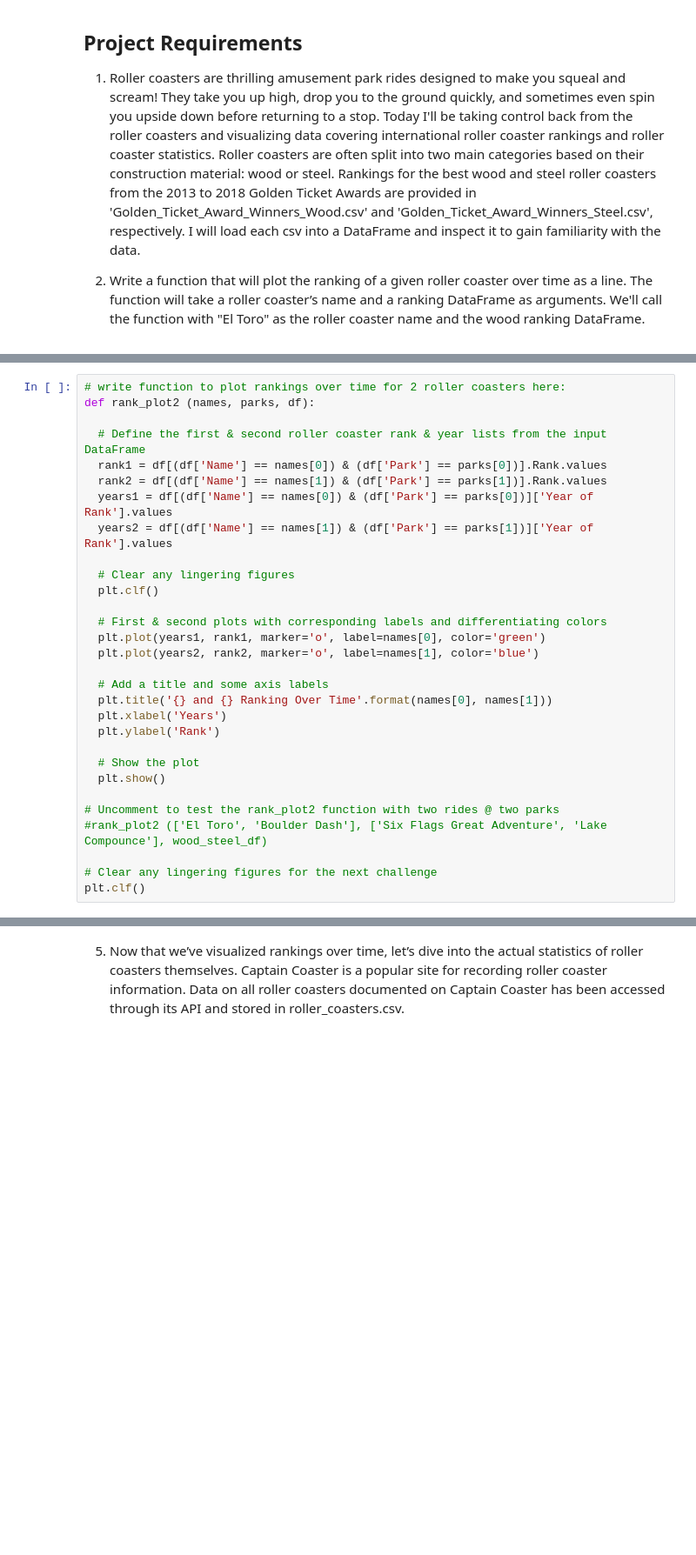
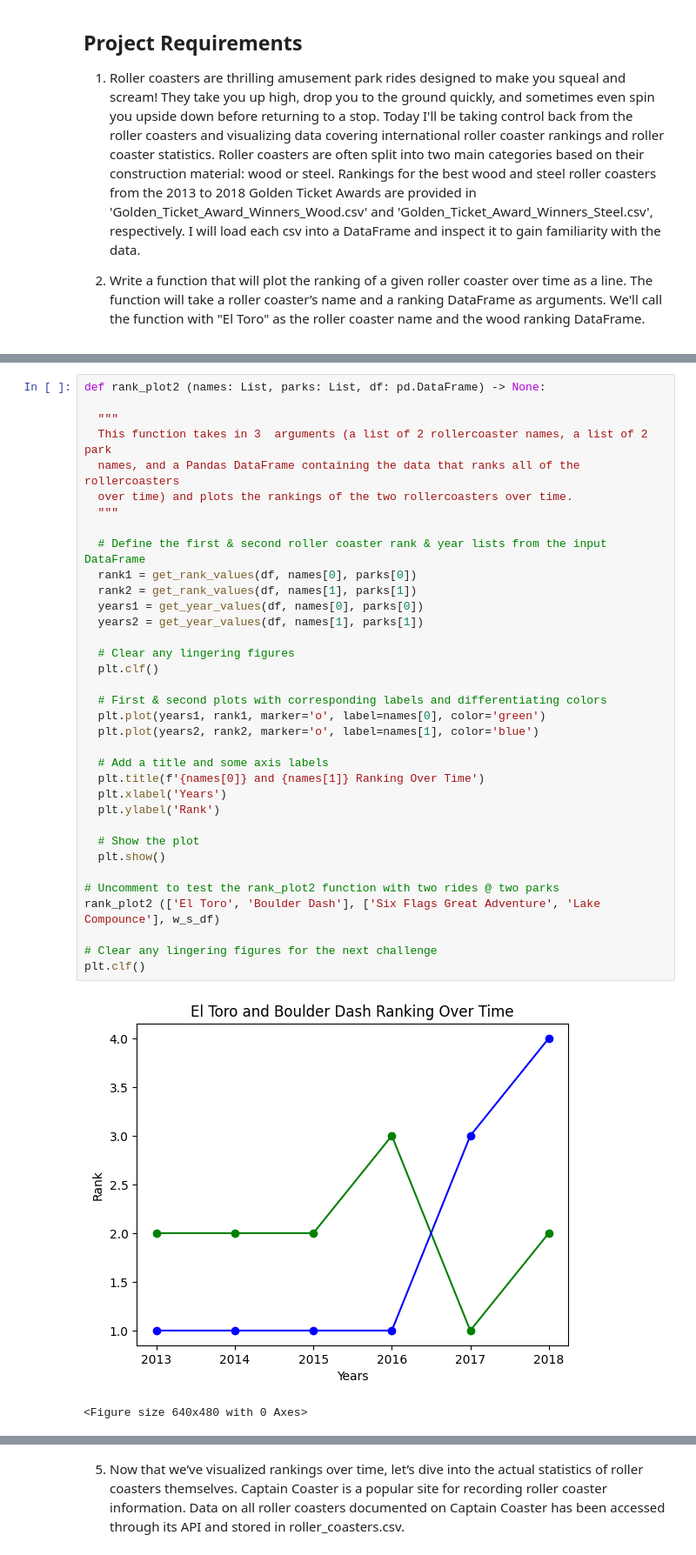
Before and after one commit to cjh4232/Projects, a Jupyter notebook: Python/Roller_Coaster_Analysis/rollercoatser_project.ipynb, the cells around one changed output, grey strips where cells are left out. Shown at 87% size. Drawn from its saved outputs; the diff is of its cells as text; blank space fills up the shorter version.

```diff
--- a/Python/Roller_Coaster_Analysis/rollercoatser_project.ipynb
+++ b/Python/Roller_Coaster_Analysis/rollercoatser_project.ipynb
@@ -61,32 +79,40 @@ plt.clf()
 We'll call the function with "El Toro" as one roller coaster name, “Boulder Dash“ as the other roller coaster name, and the wood ranking DataFrame.
 # %%
-# write function to plot rankings over time for 2 roller coasters here:
-def rank_plot2 (names, parks, df):
+def rank_plot2 (names: List, parks: List, df: pd.DataFrame) -> None:
+
+  """
+  This function takes in 3  arguments (a list of 2 rollercoaster names, a list of 2 park
+  names, and a Pandas DataFrame containing the data that ranks all of the rollercoasters
+  over time) and plots the rankings of the two rollercoasters over time.
+  """
 
   # Define the first & second roller coaster rank & year lists from the input DataFrame
-  rank1 = df[(df['Name'] == names[0]) & (df['Park'] == parks[0])].Rank.values
-  rank2 = df[(df['Name'] == names[1]) & (df['Park'] == parks[1])].Rank.values
-  years1 = df[(df['Name'] == names[0]) & (df['Park'] == parks[0])]['Year of Rank'].values
-  years2 = df[(df['Name'] == names[1]) & (df['Park'] == parks[1])]['Year of Rank'].values
+  rank1 = get_rank_values(df, names[0], parks[0])
+  rank2 = get_rank_values(df, names[1], parks[1])
+  years1 = get_year_values(df, names[0], parks[0])
+  years2 = get_year_values(df, names[1], parks[1])
 
   # Clear any lingering figures
   plt.clf()
 
   # First & second plots with corresponding labels and differentiating colors
   plt.plot(years1, rank1, marker='o', label=names[0], color='green')
   plt.plot(years2, rank2, marker='o', label=names[1], color='blue')
 
   # Add a title and some axis labels
-  plt.title('{} and {} Ranking Over Time'.format(names[0], names[1]))
+  plt.title(f'{names[0]} and {names[1]} Ranking Over Time')
   plt.xlabel('Years')
   plt.ylabel('Rank')
 
   # Show the plot
   plt.show()
 
 # Uncomment to test the rank_plot2 function with two rides @ two parks
-#rank_plot2 (['El Toro', 'Boulder Dash'], ['Six Flags Great Adventure', 'Lake Compounce'], wood_steel_df)
+rank_plot2 (['El Toro', 'Boulder Dash'], ['Six Flags Great Adventure', 'Lake Compounce'], w_s_df)
 
 # Clear any lingering figures for the next challenge
 plt.clf()
+# %% [output]
+[figure, added]
+<Figure size 640x480 with 0 Axes>
 # %% [markdown]
```
Also changed, not shown: parts of 10 cells of this notebook, 2 other files.
